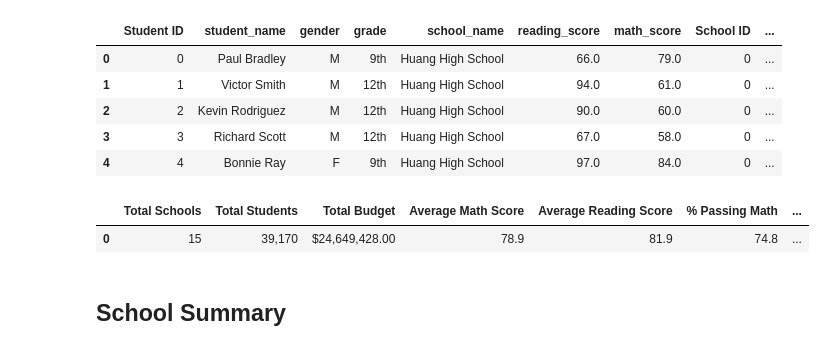
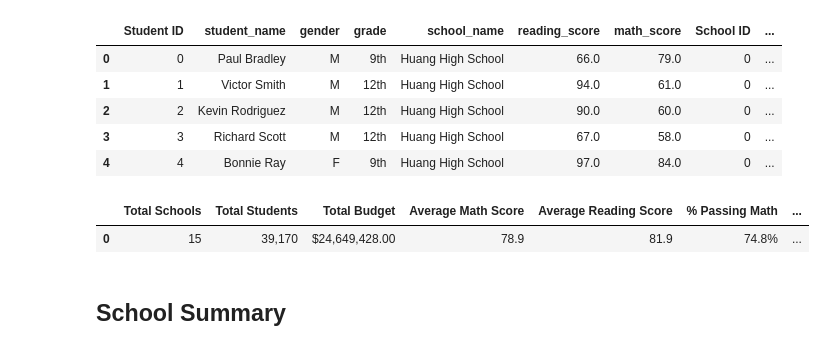
Before and after one commit to yazhcodes/School_District_Analysis, a Jupyter notebook: Challenge/PyCitySchools_Challenge.ipynb, the cells around one changed output. Saved outputs shown, nothing was run; the diff lists cells and outputs as text; code cells hidden in the pictures.

```diff
--- a/Challenge/PyCitySchools_Challenge.ipynb
+++ b/Challenge/PyCitySchools_Challenge.ipynb
@@ -3,8 +3,8 @@
 import pandas as pd
 
 # File to Load (Remember to change the path if needed.)
-school_data_to_load = "../Resources/schools_complete.csv"
-student_data_to_load = "../Resources/students_complete.csv"
+school_data_to_load = "Resources/Source Data/schools_complete.csv"
+student_data_to_load = "Resources/Source Data/students_complete.csv"
 
 # Read the School Data and Student Data and store into a Pandas DataFrame
 school_data_df = pd.read_csv(school_data_to_load)
@@ -137,31 +137,31 @@ percent_passing_both = overall_passing_math_reading_count/student_count_new * 10
 # %%
 # Create a DataFrame
 district_summary_df = pd.DataFrame(
           [{"Total Schools": school_count,
           "Total Students": student_count,
           "Total Budget": total_budget,
           "Average Math Score": average_math_score,
           "Average Reading Score": average_reading_score,
           "% Passing Math": percent_passing_math,
          "% Passing Reading": percent_passing_read,
         "% Overall Passing": percent_passing_both}])
 
 # Format the "Total Students" to have the comma for a thousands separator.
 district_summary_df["Total Students"] = district_summary_df["Total Students"].map("{:,}".format)
 # Format the "Total Budget" to have the comma for a thousands separator, a decimal separator and a "$".
 district_summary_df["Total Budget"] = district_summary_df["Total Budget"].map("${:,.2f}".format)
 # Format the columns.
 district_summary_df["Average Math Score"] = district_summary_df["Average Math Score"].map("{:.1f}".format)
 district_summary_df["Average Reading Score"] = district_summary_df["Average Reading Score"].map("{:.1f}".format)
-district_summary_df["% Passing Math"] = district_summary_df["% Passing Math"].map("{:.1f}".format)
-district_summary_df["% Passing Reading"] = district_summary_df["% Passing Reading"].map("{:.1f}".format)
-district_summary_df["% Overall Passing"] = district_summary_df["% Overall Passing"].map("{:.1f}".format)
+district_summary_df["% Passing Math"] = district_summary_df["% Passing Math"].map("{:.1f}%".format)
+district_summary_df["% Passing Reading"] = district_summary_df["% Passing Reading"].map("{:.1f}%".format)
+district_summary_df["% Overall Passing"] = district_summary_df["% Overall Passing"].map("{:.1f}%".format)
 
 # Display the data frame
 district_summary_df
 # %% [output]
 |  | Total Schools | Total Students | Total Budget | Average Math Score | Average Reading Score | % Passing Math | ... |
-| 0 | 15 | 39,170 | $24,649,428.00 | 78.9 | 81.9 | 74.8 | ... |
+| 0 | 15 | 39,170 | $24,649,428.00 | 78.9 | 81.9 | 74.8% | ... |
 # %% [markdown]
 ##  School Summary
 # %%
```
Also changed, not shown: parts of 1 cell of this notebook.
